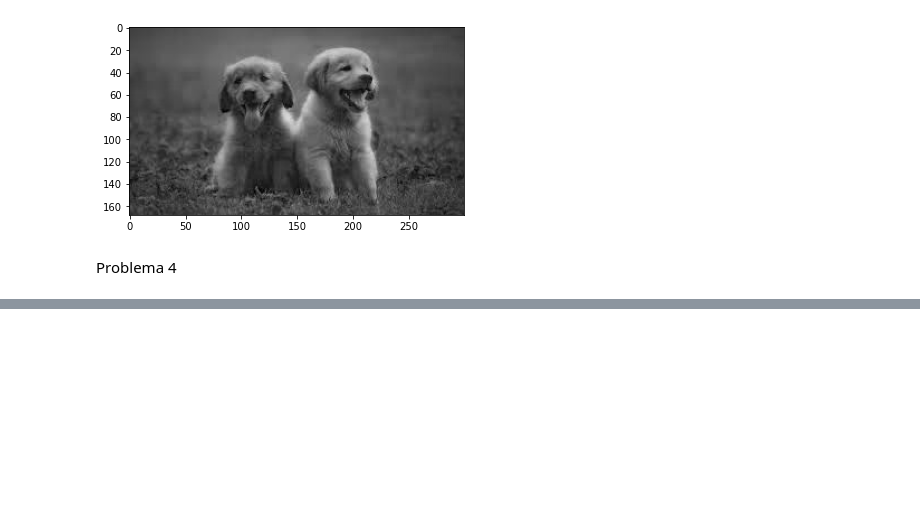
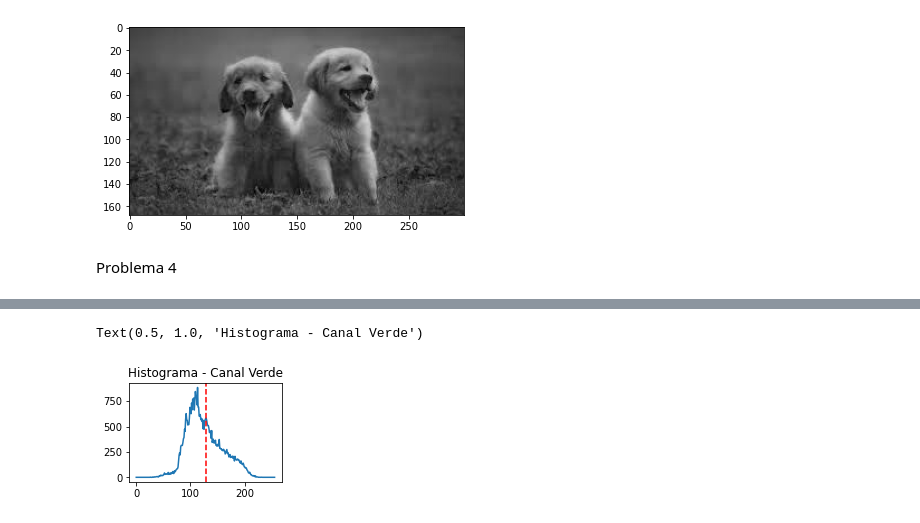
Before and after one commit to Acgonzalezt/text_mining_Image_recognition, a Jupyter notebook: Laboratorio 1.ipynb, the cells around one changed output, grey strips where cells are left out. Saved outputs shown, nothing was run; the diff lists cells and outputs as text; code cells hidden in the pictures; blank space fills up the shorter version.

```diff
--- a/Laboratorio 1.ipynb
+++ b/Laboratorio 1.ipynb
@@ -196,0 +212,10 @@ Problema 4
+# %%
+hist_verde = np.histogram(imagen_entrada[:, :, 0], bins=256, range=(0, 256))
+media_verde = np.mean(hist_verde[1][:-1][hist_verde[0] > 0])
+plt.subplot(2, 2, 1)
+plt.plot(hist_verde[1][:-1], hist_verde[0])
+plt.axvline(x=media_verde, color='r', linestyle='--')
+plt.title('Histograma - Canal Verde')
+# %% [output]
+Text(0.5, 1.0, 'Histograma - Canal Verde')
+[figure, added]
```
Also changed, not shown: parts of 4 cells of this notebook.
